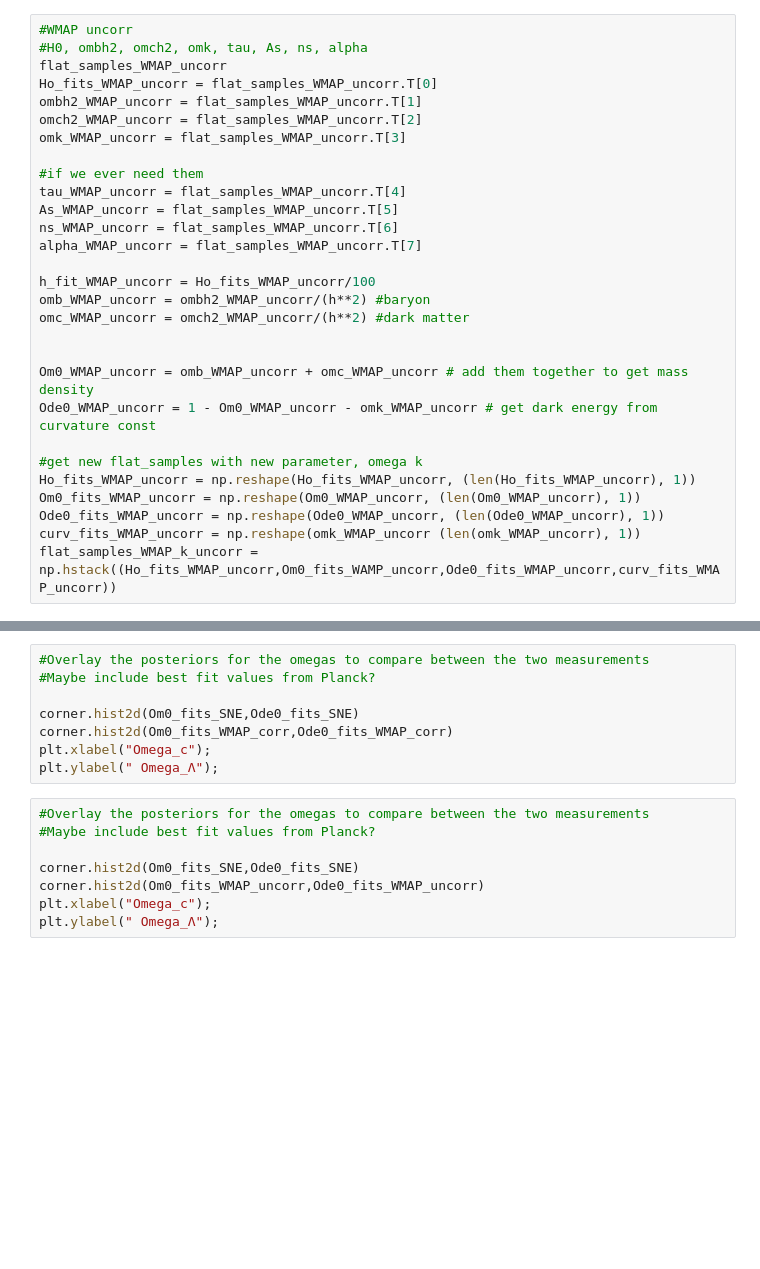
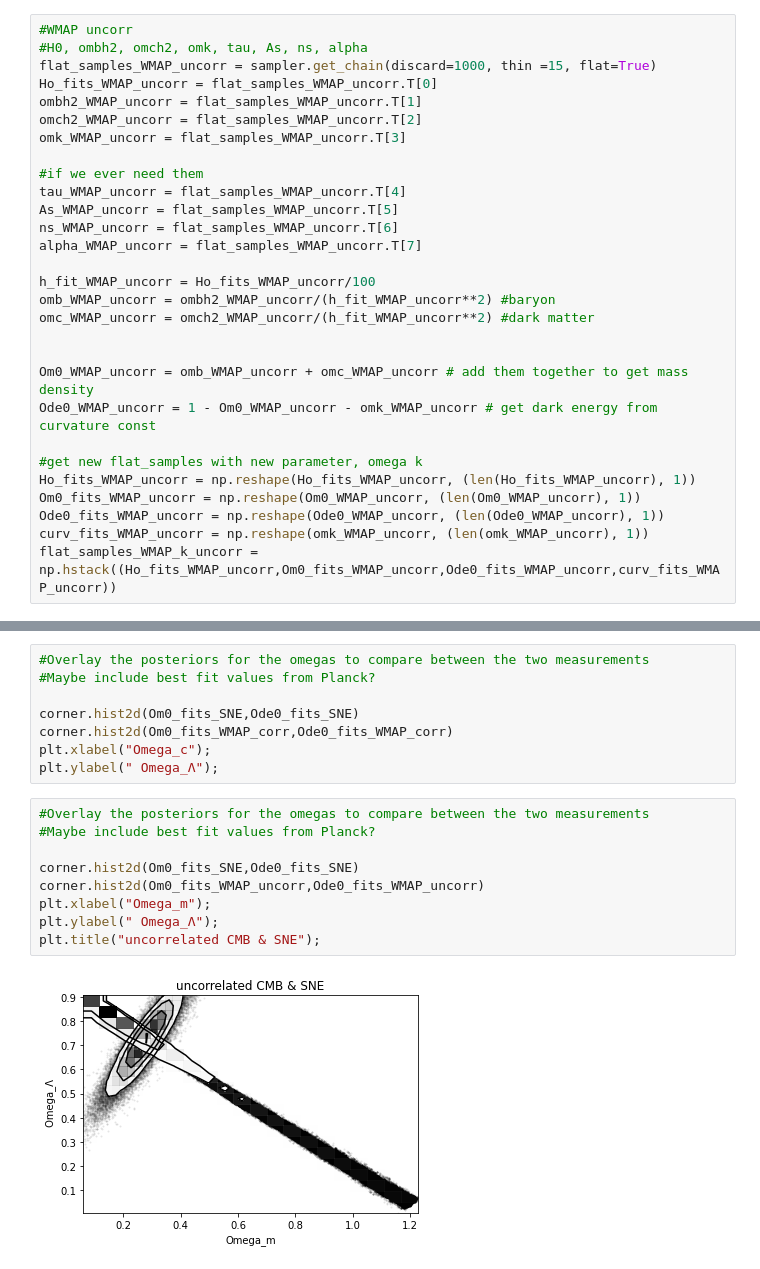
Before and after one commit to nlefrancois6/Phys-321-Project, a Jupyter notebook: Project_Main.ipynb, the cells around one changed output, grey strips where cells are left out. Drawn from its saved outputs; the diff is of its cells as text; blank space fills up the shorter version.

```diff
--- a/Project_Main.ipynb
+++ b/Project_Main.ipynb
@@ -569,7 +564,7 @@ flat_samples_WMAP_k_corr = np.hstack((Ho_fits_WMAP_corr,Om0_fits_WAMP_corr,Ode0_
 # %%
 #WMAP uncorr
 #H0, ombh2, omch2, omk, tau, As, ns, alpha
-flat_samples_WMAP_uncorr
+flat_samples_WMAP_uncorr = sampler.get_chain(discard=1000, thin =15, flat=True)
 Ho_fits_WMAP_uncorr = flat_samples_WMAP_uncorr.T[0]
 ombh2_WMAP_uncorr = flat_samples_WMAP_uncorr.T[1]
 omch2_WMAP_uncorr = flat_samples_WMAP_uncorr.T[2]
@@ -582,8 +577,8 @@ ns_WMAP_uncorr = flat_samples_WMAP_uncorr.T[6]
 alpha_WMAP_uncorr = flat_samples_WMAP_uncorr.T[7]
 
 h_fit_WMAP_uncorr = Ho_fits_WMAP_uncorr/100
-omb_WMAP_uncorr = ombh2_WMAP_uncorr/(h**2) #baryon
-omc_WMAP_uncorr = omch2_WMAP_uncorr/(h**2) #dark matter
+omb_WMAP_uncorr = ombh2_WMAP_uncorr/(h_fit_WMAP_uncorr**2) #baryon
+omc_WMAP_uncorr = omch2_WMAP_uncorr/(h_fit_WMAP_uncorr**2) #dark matter
 
 
 Om0_WMAP_uncorr = omb_WMAP_uncorr + omc_WMAP_uncorr # add them together to get mass density
@@ -593,8 +588,8 @@ Ode0_WMAP_uncorr = 1 - Om0_WMAP_uncorr - omk_WMAP_uncorr # get dark energy from
 Ho_fits_WMAP_uncorr = np.reshape(Ho_fits_WMAP_uncorr, (len(Ho_fits_WMAP_uncorr), 1))
 Om0_fits_WMAP_uncorr = np.reshape(Om0_WMAP_uncorr, (len(Om0_WMAP_uncorr), 1))
 Ode0_fits_WMAP_uncorr = np.reshape(Ode0_WMAP_uncorr, (len(Ode0_WMAP_uncorr), 1))
-curv_fits_WMAP_uncorr = np.reshape(omk_WMAP_uncorr (len(omk_WMAP_uncorr), 1))
-flat_samples_WMAP_k_uncorr = np.hstack((Ho_fits_WMAP_uncorr,Om0_fits_WAMP_uncorr,Ode0_fits_WMAP_uncorr,curv_fits_WMAP_uncorr))
+curv_fits_WMAP_uncorr = np.reshape(omk_WMAP_uncorr, (len(omk_WMAP_uncorr), 1))
+flat_samples_WMAP_k_uncorr = np.hstack((Ho_fits_WMAP_uncorr,Om0_fits_WMAP_uncorr,Ode0_fits_WMAP_uncorr,curv_fits_WMAP_uncorr))
 # %%
 #corner plot SNE
 #Create a corner plot of the posterior for Om0, Ode0, Ok0
@@ -623,8 +620,11 @@ plt.ylabel(" Omega_Λ");
 # %%
 #Overlay the posteriors for the omegas to compare between the two measurements
 #Maybe include best fit values from Planck?
 
 corner.hist2d(Om0_fits_SNE,Ode0_fits_SNE)
 corner.hist2d(Om0_fits_WMAP_uncorr,Ode0_fits_WMAP_uncorr)
-plt.xlabel("Omega_c");
+plt.xlabel("Omega_m");
 plt.ylabel(" Omega_Λ");
+plt.title("uncorrelated CMB & SNE");
+# %% [output]
+[figure, added]
```
Also changed, not shown: parts of 15 cells of this notebook.
